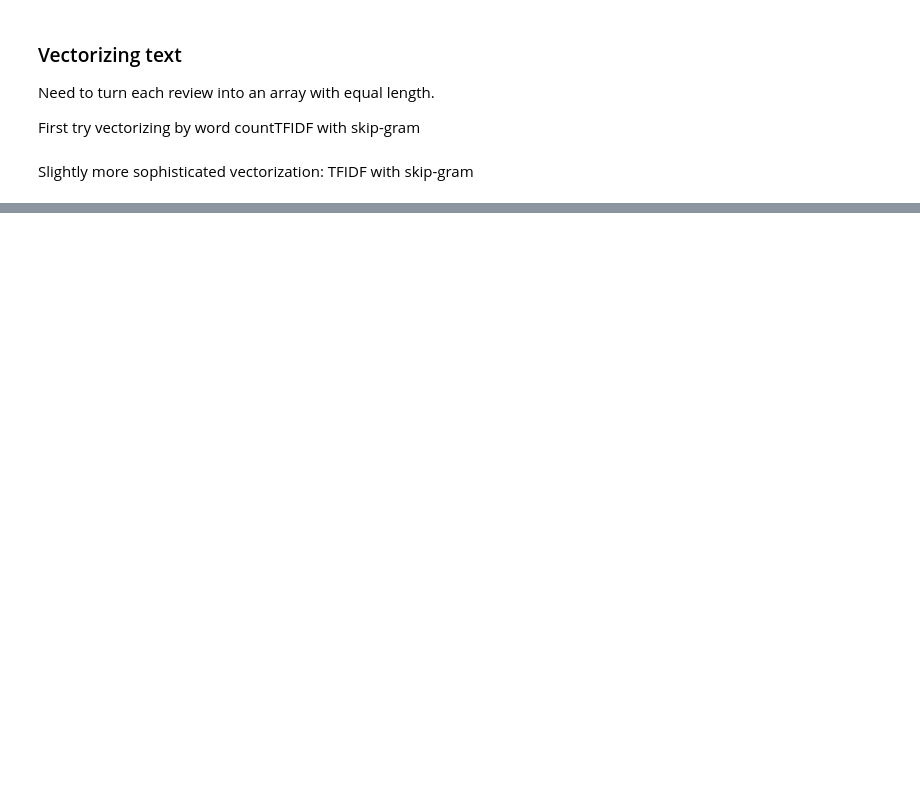
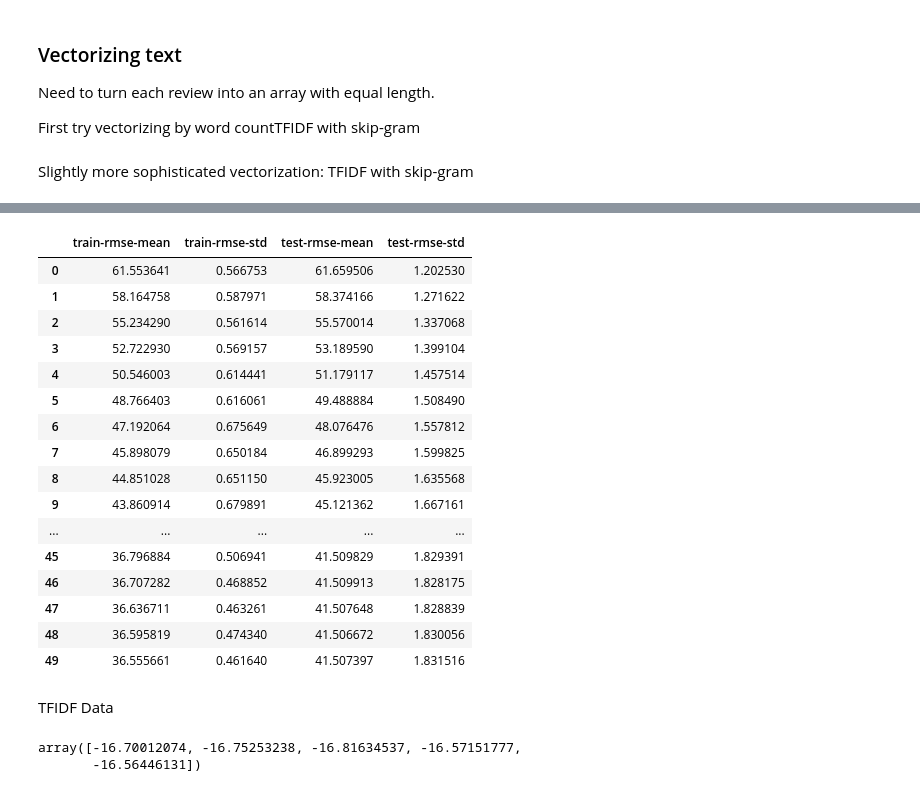
Before and after one commit to principal-miners/text_vecs, a Jupyter notebook: NLP_Modeling.ipynb, the cells around one changed output, grey strips where cells are left out. Saved outputs shown, nothing was run; the diff lists cells and outputs as text; code cells hidden in the pictures; blank space fills up the shorter version.

Commit message:
text preprocessing pipeline and light modeling
added count and tfidf pipelines and some modeling results

```diff
--- a/NLP_Modeling.ipynb
+++ b/NLP_Modeling.ipynb
@@ -104,3 +71,5 @@ prices.head()
+# %%
+prices.columns = ['listing_id', 'price_accom']
 # %%
 prices.dtypes
 # %% [output]
@@ -116,10 +89,11 @@ Need to turn each review into an array with equal length.
 
 First try vectorizing by word countTFIDF with skip-gram
 # %%
+from sklearn.decomposition import TruncatedSVD
+from sklearn.pipeline import make_pipeline
+
 from sklearn.feature_extraction.text import CountVectorizer
 from sklearn.model_selection import train_test_split
 
-X_train, X_test, y_train, y_test = train_test_split(reviews_price.comments, reviews_price.Price, test_size = 0.3, \
+X_train, X_test, y_train, y_test = train_test_split(reviews_price.comments, reviews_price.price_accom, test_size = 0.3, \
                                                     random_state = 123)
-
-count = CountVectorizer(stop_words='english')
@@ -128,3 +100,11 @@ count_train =
+# %%
+count = CountVectorizer(analyzer=Tokenizer, stop_words='english')
+svd = TruncatedSVD(n_components=300)
+
+count_pipeline = make_pipeline(count, svd)
+
+count_train = count_pipeline.fit_transform(X_train)
+count_test = count_pipeline.transform(X_test)
 # %% [markdown]
 Slightly more sophisticated vectorization: TFIDF with skip-gram
 # %%
@@ -141,0 +158,10 @@ tfidf_train
+# %%
+# XGBoost
+%time
+import xgboost as xgb
+
+count_dmatrix = xgb.DMatrix(data=count_train,label=y_train)
+params = {"objective":"reg:linear",'colsample_bytree': 0.3,'learning_rate': 0.1, 'max_depth': 5, 'alpha': 10}
+
+cv_results = xgb.cv(dtrain=count_dmatrix, params=params, nfold=3, \
+                    num_boost_round=50,early_stopping_rounds=10,metrics="rmse", as_pandas=True, seed=123)
@@ -141,0 +186,22 @@ tfidf_train
+# %%
+cv_results
+# %% [output]
+|  | train-rmse-mean | train-rmse-std | test-rmse-mean | test-rmse-std |
+| 0 | 61.553641 | 0.566753 | 61.659506 | 1.202530 |
+| 1 | 58.164758 | 0.587971 | 58.374166 | 1.271622 |
+| 2 | 55.234290 | 0.561614 | 55.570014 | 1.337068 |
+| 3 | 52.722930 | 0.569157 | 53.189590 | 1.399104 |
+| 4 | 50.546003 | 0.614441 | 51.179117 | 1.457514 |
+| 5 | 48.766403 | 0.616061 | 49.488884 | 1.508490 |
+| 6 | 47.192064 | 0.675649 | 48.076476 | 1.557812 |
+| 7 | 45.898079 | 0.650184 | 46.899293 | 1.599825 |
+| 8 | 44.851028 | 0.651150 | 45.923005 | 1.635568 |
+| 9 | 43.860914 | 0.679891 | 45.121362 | 1.667161 |
+| ... | ... | ... | ... | ... |
+| 45 | 36.796884 | 0.506941 | 41.509829 | 1.829391 |
+| 46 | 36.707282 | 0.468852 | 41.509913 | 1.828175 |
+| 47 | 36.636711 | 0.463261 | 41.507648 | 1.828839 |
+| 48 | 36.595819 | 0.474340 | 41.506672 | 1.830056 |
+| 49 | 36.555661 | 0.461640 | 41.507397 | 1.831516 |
+# %% [markdown]
+TFIDF Data
@@ -141,0 +212,5 @@ tfidf_train
+# %%
+tfidf_lasso_cv
+# %% [output]
+array([-16.70012074, -16.75253238, -16.81634537, -16.57151777,
+       -16.56446131])
```
Also changed, not shown: parts of 22 cells of this notebook.
